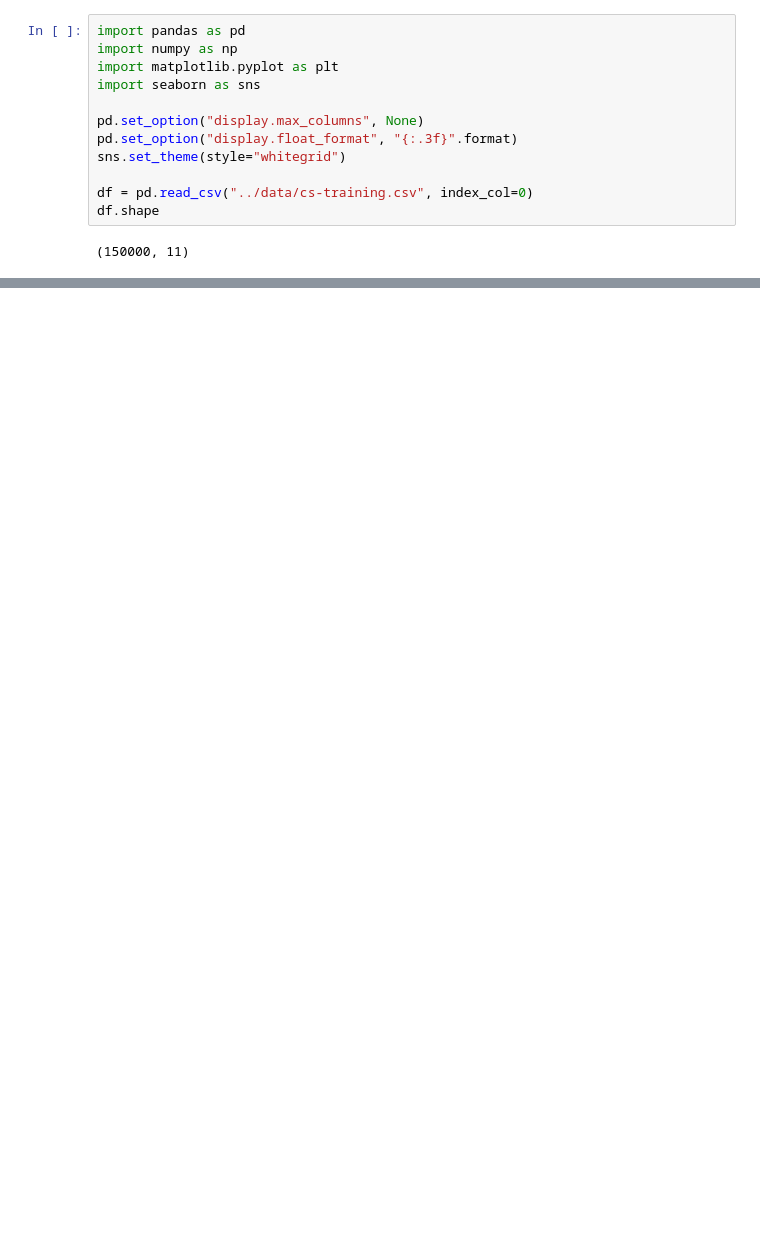
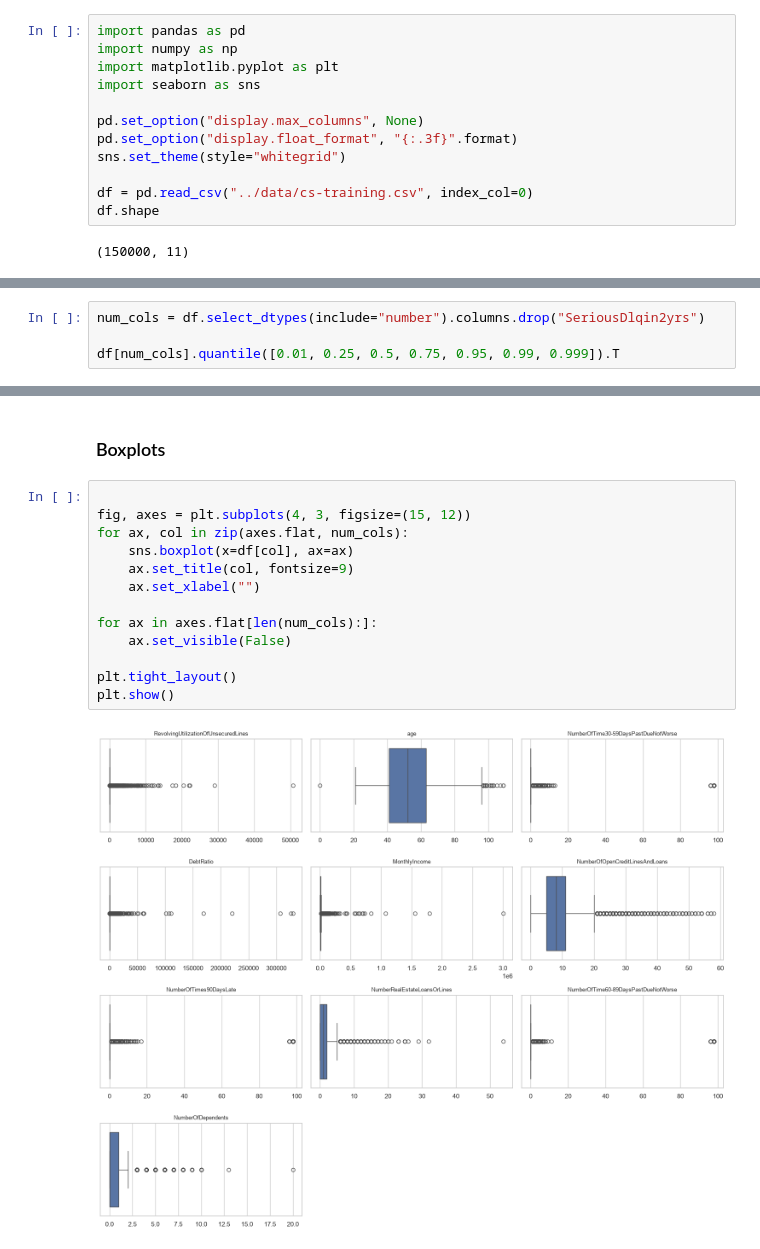
Before and after one commit to russ-bar/credit-scoring-model, a Jupyter notebook: notebooks/01_eda.ipynb, the cells around one changed output, grey strips where cells are left out. Saved outputs shown, nothing was run; the diff lists cells and outputs as text; blank space fills up the shorter version.

```diff
--- a/notebooks/01_eda.ipynb
+++ b/notebooks/01_eda.ipynb
@@ -88,0 +84,4 @@ Index(['SeriousDlqin2yrs', 'RevolvingUtilizationOfUnsecuredLines', 'age',
+# %%
+num_cols = df.select_dtypes(include="number").columns.drop("SeriousDlqin2yrs")
+
+df[num_cols].quantile([0.01, 0.25, 0.5, 0.75, 0.95, 0.99, 0.999]).T
@@ -88,0 +100,17 @@ Index(['SeriousDlqin2yrs', 'RevolvingUtilizationOfUnsecuredLines', 'age',
+# %% [markdown]
+### Boxplots
+# %%
+
+fig, axes = plt.subplots(4, 3, figsize=(15, 12))
+for ax, col in zip(axes.flat, num_cols):
+    sns.boxplot(x=df[col], ax=ax)
+    ax.set_title(col, fontsize=9)
+    ax.set_xlabel("")
+
+for ax in axes.flat[len(num_cols):]:
+    ax.set_visible(False)
+
+plt.tight_layout()
+plt.show()
+# %% [output]
+[figure, added]
```
Also changed, not shown: parts of 65 cells of this notebook.
